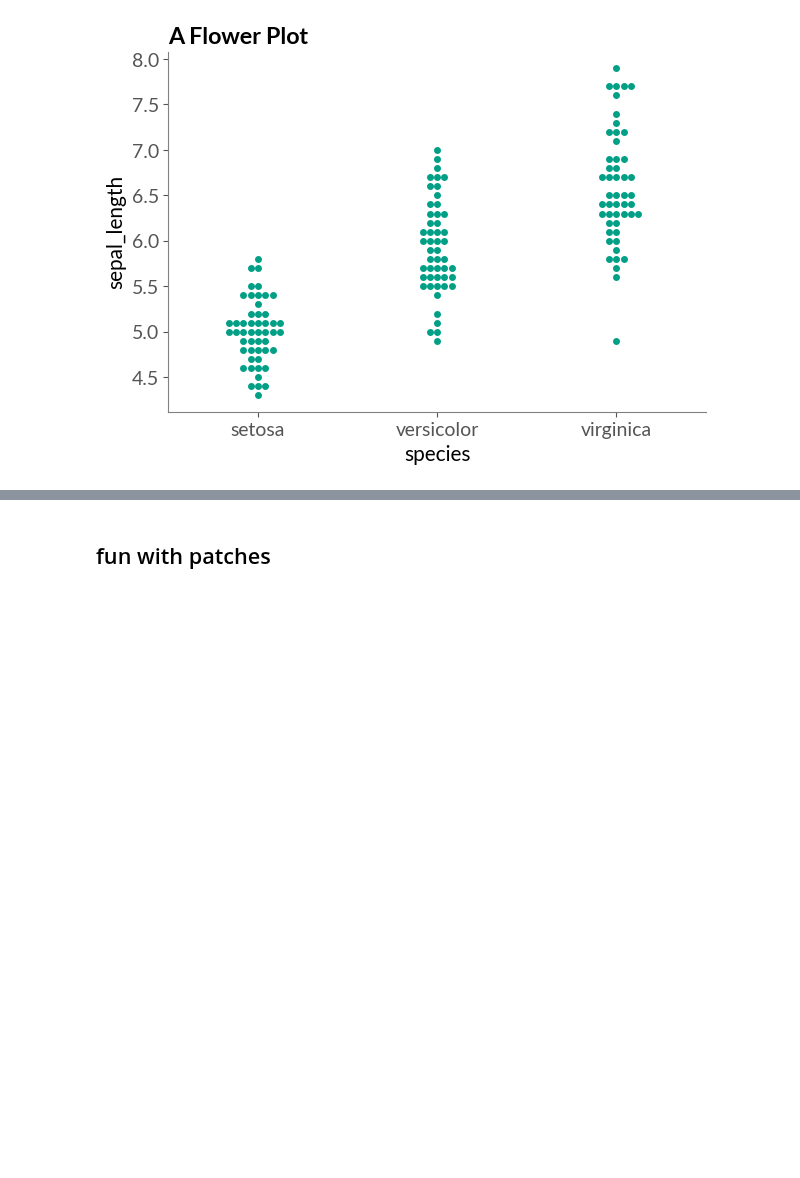
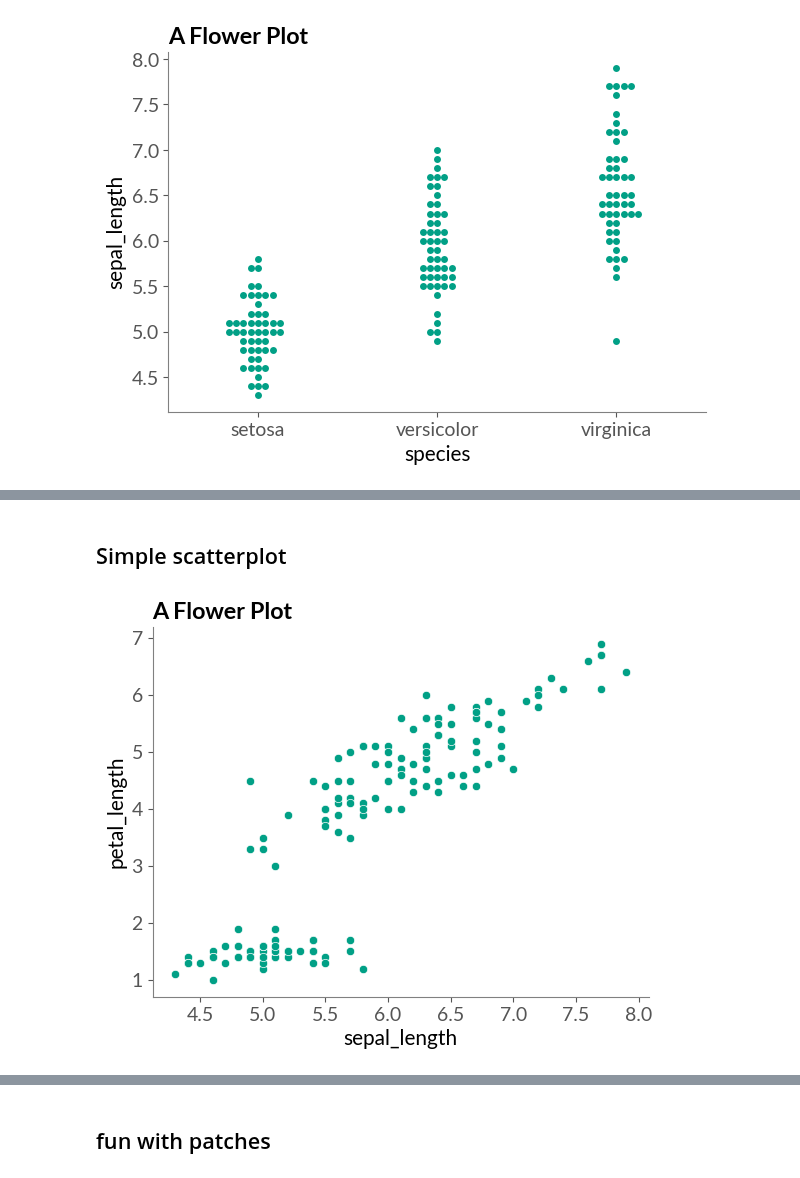
Before and after one commit to lizard-bio/nature-grade-visualization-playground, a Jupyter notebook: BioLizardStylePython_In_Action.ipynb, the cells around one changed output, grey strips where cells are left out. Drawn from its saved outputs; the diff is of its cells as text; code cells hidden in the pictures; blank space fills up the shorter version.

```diff
--- a/BioLizardStylePython_In_Action.ipynb
+++ b/BioLizardStylePython_In_Action.ipynb
@@ -199,0 +220,8 @@ finalise_lizardplot(fig,
+# %% [markdown]
+## Simple scatterplot
+# %%
+sns.scatterplot(data, x='sepal_length', y='petal_length')
+plt.title('A Flower Plot')
+plt.show()
+# %% [output]
+[figure, added]
```
Also changed, not shown: parts of 11 cells of this notebook, 8 other files.
